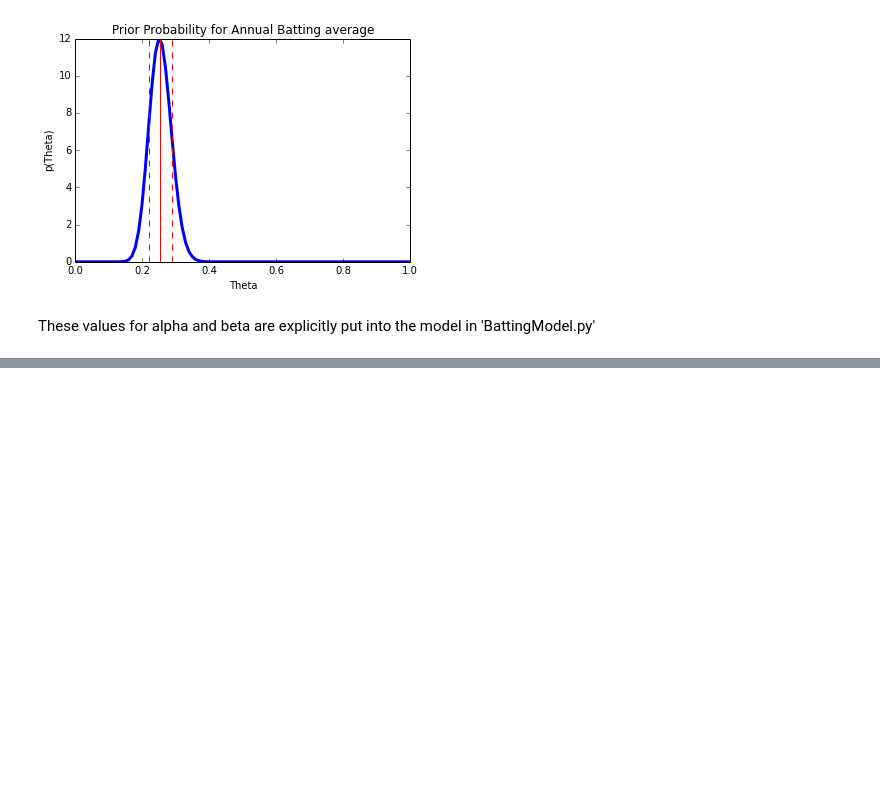
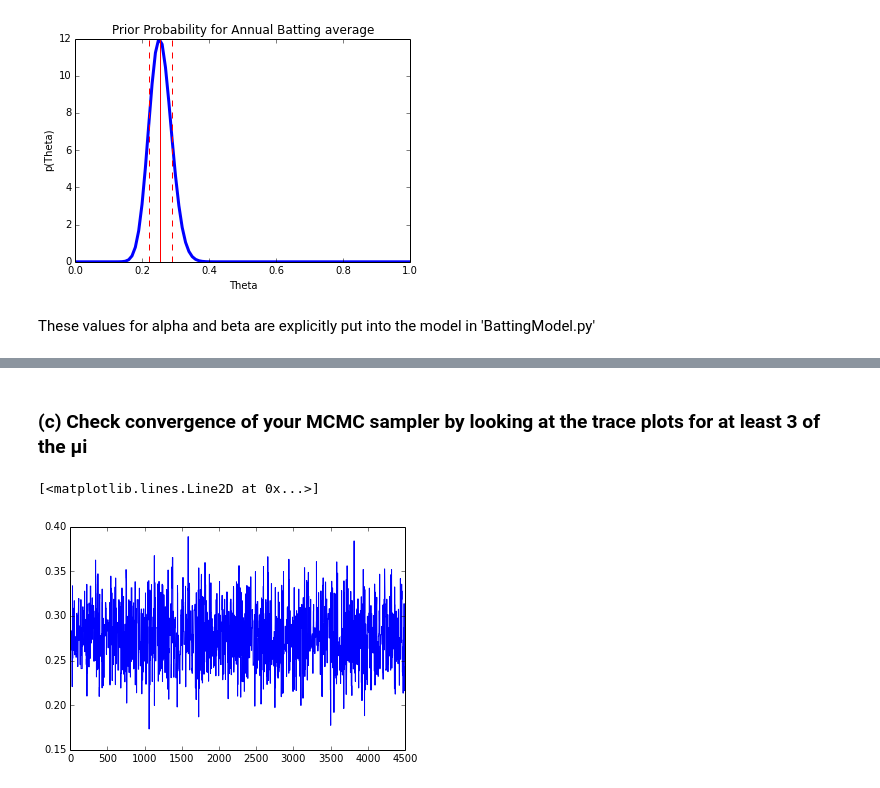
Before and after one commit to smwahl/ay250_swahl, a Jupyter notebook: hw_11/hw_11.ipynb, the cells around one changed output, grey strips where cells are left out. Drawn from its saved outputs; the diff is of its cells as text; code cells hidden in the pictures; blank space fills up the shorter version.

Commit message:
adding Running of model, checking trances and calculating the posterior mean on confidence intervals

```diff
--- a/hw_11/hw_11.ipynb
+++ b/hw_11/hw_11.ipynb
@@ -86,0 +113,7 @@ M = MCMC(BattingModel)
+# %% [markdown]
+### (c) Check convergence of your MCMC sampler by looking at the trace plots for at least 3 of the μi
+# %%
+plt.plot(M.trace('mu_0')[:])
+# %% [output]
+[<matplotlib.lines.Line2D at 0x...>]
+[figure, added]
```
Also changed, not shown: parts of 8 cells of this notebook, 1 other file.
